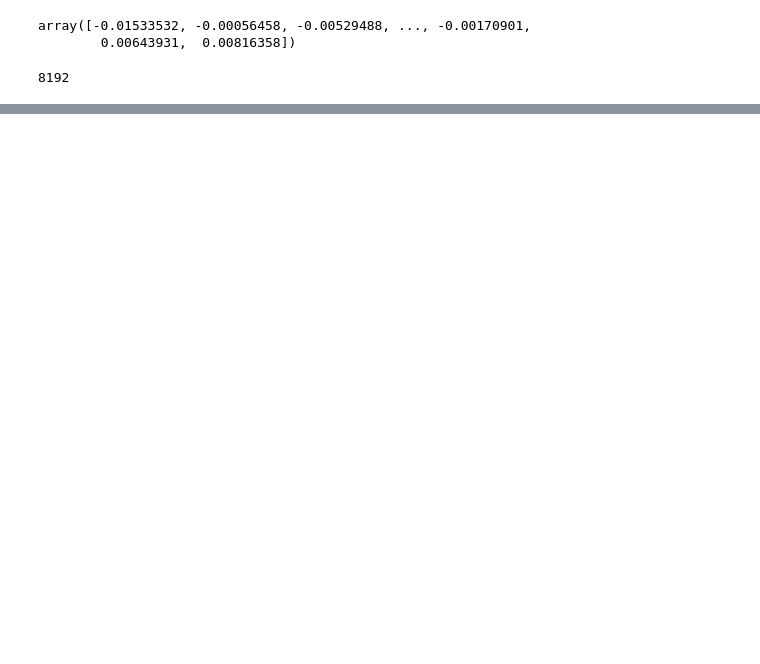
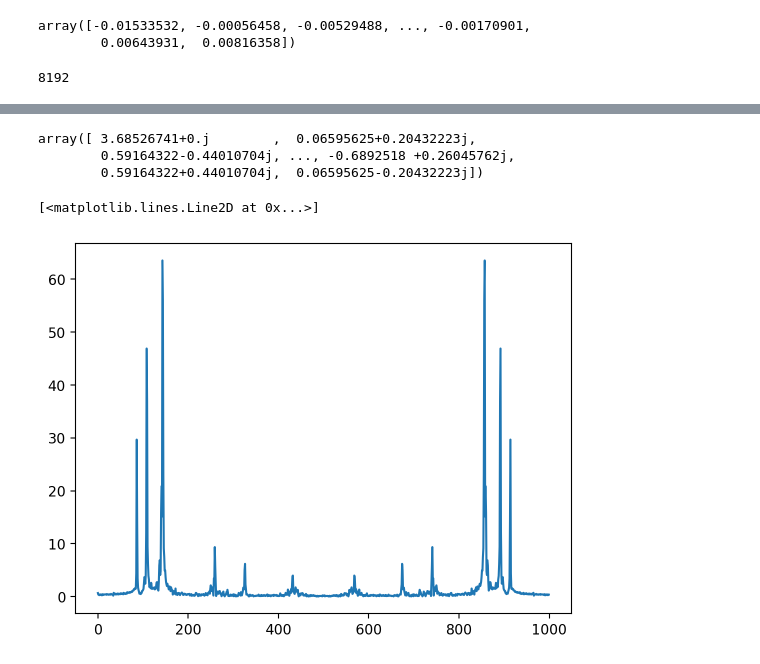
Before and after one commit to LisandraMoura/PDSI, a Jupyter notebook: ExperimentoAudio.ipynb, the cells around one changed output, grey strips where cells are left out. Cells and saved outputs as stored; diff of their text form; code cells hidden in the pictures; blank space fills up the shorter version.

```diff
--- a/ExperimentoAudio.ipynb
+++ b/ExperimentoAudio.ipynb
@@ -7,7 +7,7 @@ from myAudioProcessingLib import *
 # %%
 SOUND_PATH = 'sounds/'
 
-SOUND_FILE = 'train.wav'
+SOUND_FILE = 'speech.wav'
 # %%
 x, fs = audioread(SOUND_PATH + SOUND_FILE)
 # %%
@@ -25,2 +25,33 @@ play(x, fs/10)
 # %% [output]
 [interactive output not drawn]
+# %%
+2#transformada de fourier (DFT)
+import numpy as np
+import matplotlib.pyplot as plt
+
+
+def dft(x):
+
+    N = len(x)
+    X = np.zeros(N, dtype=complex)
+
+    for k in range(N):
+        for n in range(N):
+            X[k] += x[n]*np.exp(-1j * 2 * np.pi * n * k / N)
+
+    return X
+# %%
+X = dft(x[:1000])
+
+np.fft.fft(x)
+# %% [output]
+array([ 3.68526741+0.j        ,  0.06595625+0.20432223j,
+        0.59164322-0.44010704j, ..., -0.6892518 +0.26045762j,
+        0.59164322+0.44010704j,  0.06595625-0.20432223j])
+# %%
+import matplotlib.pyplot as plt
+Xmag = np.abs(X)
+plt.plot(Xmag)
+# %% [output]
+[<matplotlib.lines.Line2D at 0x...>]
+[figure, added]
```
Also changed, not shown: parts of 8 cells of this notebook, 8 other files.
